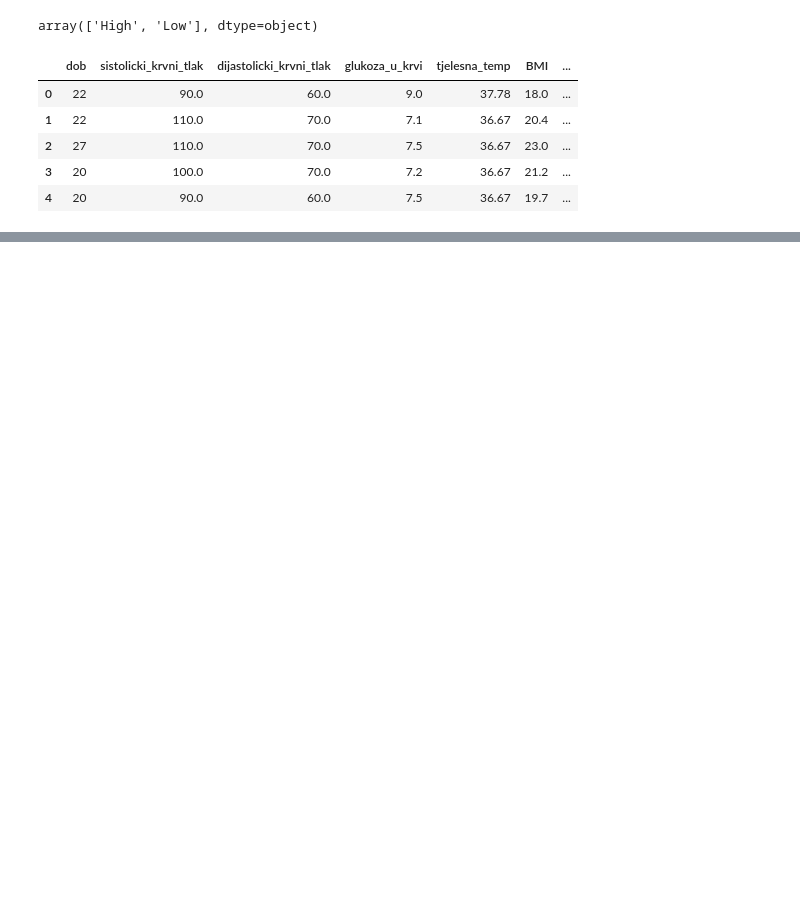
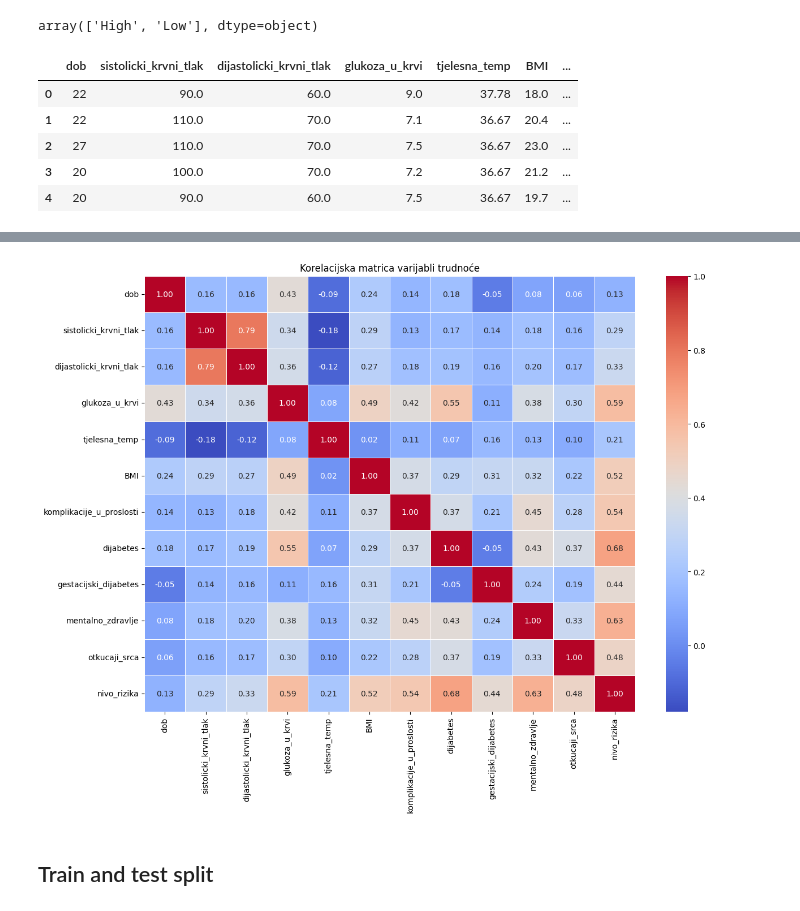
Before and after one commit to a-gcvc/Gestatix, a Jupyter notebook: analysisSet1.ipynb, the cells around one changed output, grey strips where cells are left out. Drawn from its saved outputs; the diff is of its cells as text; code cells hidden in the pictures; blank space fills up the shorter version.

```diff
--- a/analysisSet1.ipynb
+++ b/analysisSet1.ipynb
@@ -257,0 +345,3 @@ otkucaji_srca: -0.1682
+# %%
+correlation_matrix = df.corr(method='pearson')
+print(correlation_matrix)
@@ -257,0 +366,10 @@ otkucaji_srca: -0.1682
+# %%
+plt.figure(figsize=(14, 10))
+sns.heatmap(correlation_matrix, annot=True, cmap='coolwarm', fmt=".2f", linewidths=0.5)
+
+plt.title('Korelacijska matrica varijabli trudnoće')
+plt.show()
+# %% [output]
+[figure, added]
+# %% [markdown]
+## Train and test split
```
Also changed, not shown: parts of 24 cells of this notebook, 1 other file.
